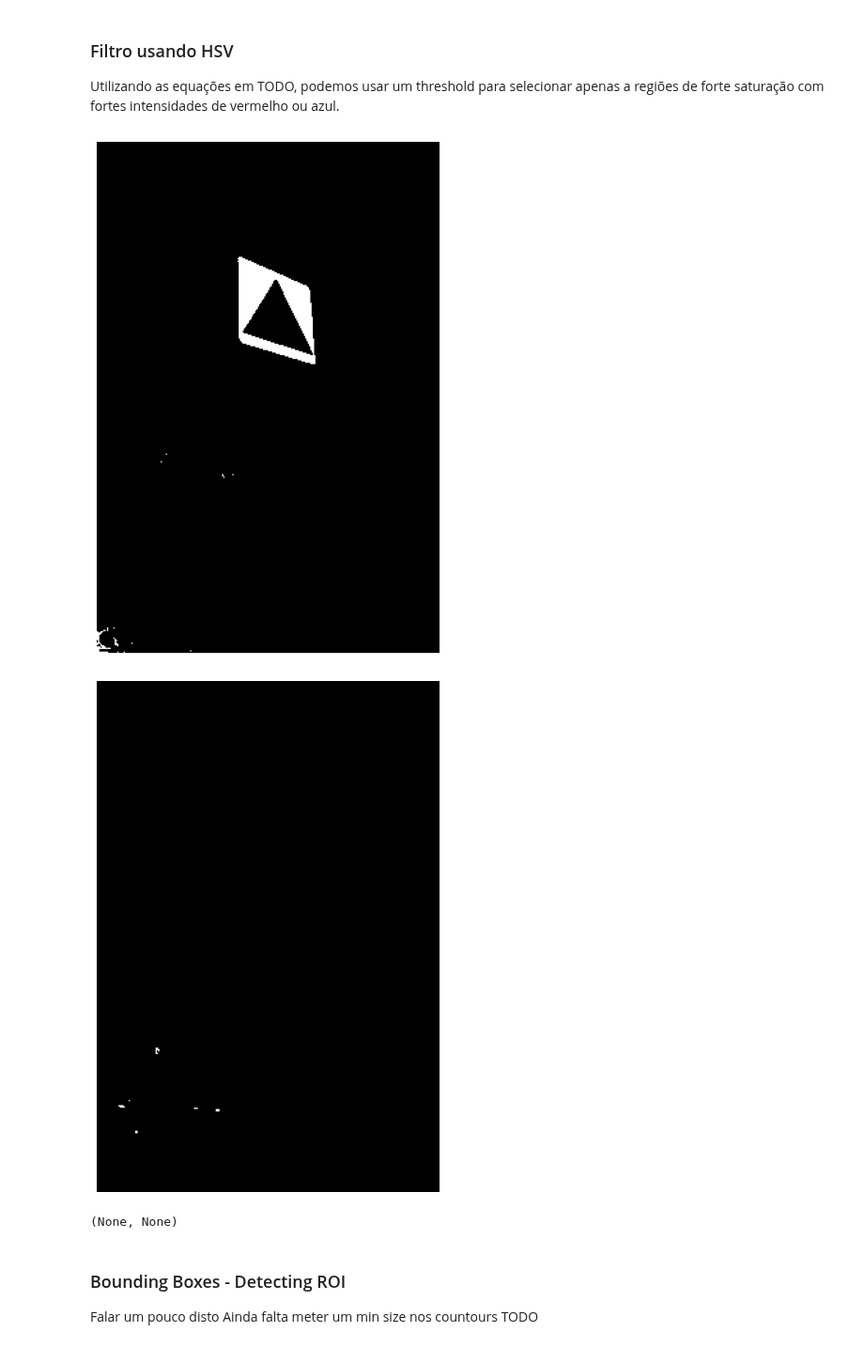
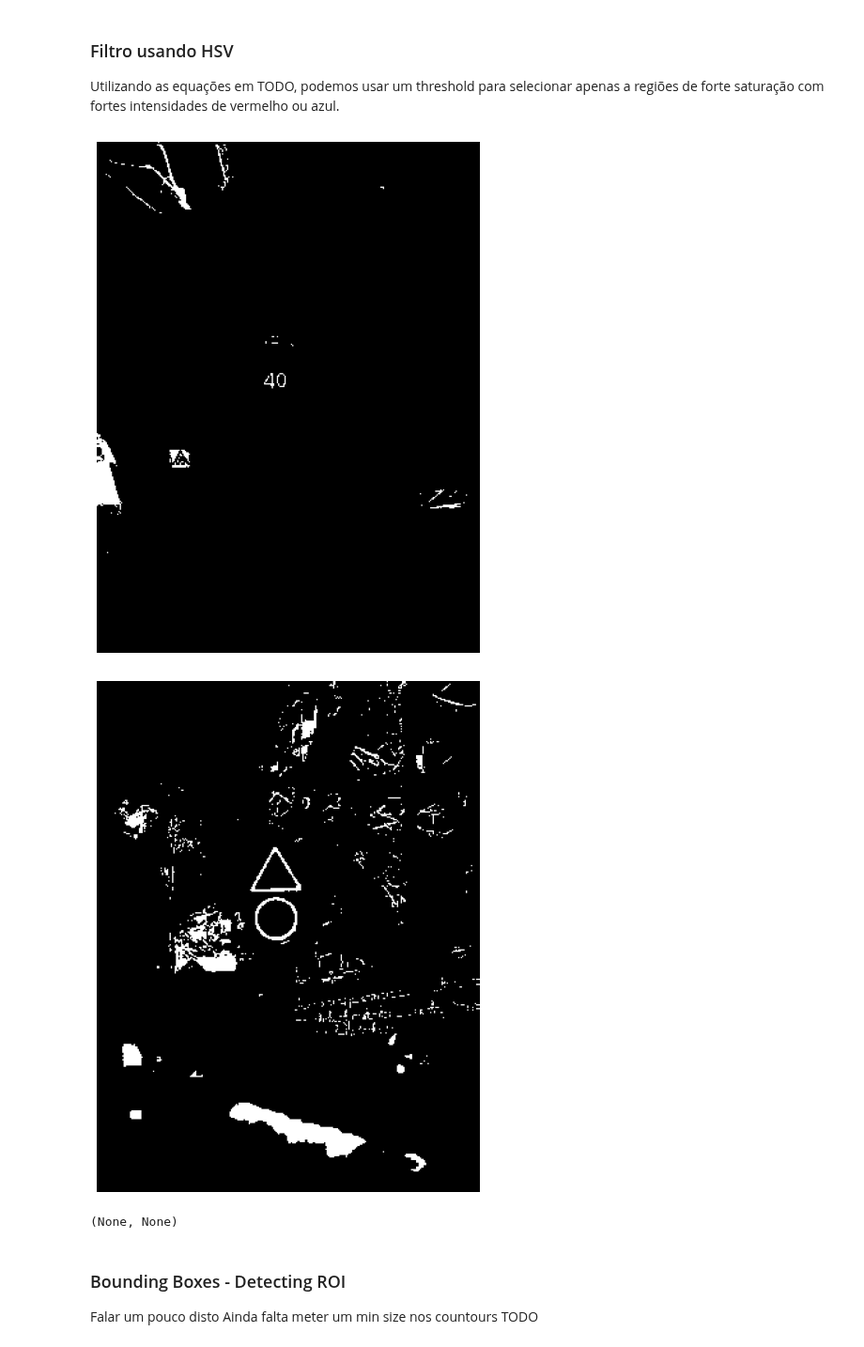
Before and after one commit to joaolucasmartins/VC2022, a Jupyter notebook: notebook.ipynb, the cells around one changed output. Shown at 94% size. Drawn from its saved outputs; the diff is of its cells as text; code cells hidden in the pictures.

```diff
--- a/notebook.ipynb
+++ b/notebook.ipynb
@@ -90,7 +90,7 @@ filterType(["speedlimit"])
 Nesta secção iremos delimitar quais as áreas em que estamos interessados em analisar. Estas regiões correspondem às que contêm os sinais. Para isso iremos usar o colorspace HSV para filtrar as cores de interesse: **azul** e **vermelho**
 # %%
 testImages = {"speedlimit": (7, 19, 20, 70)}
-speedLimitId = filterType(["crosswalk"]).index[4]
+speedLimitId = filterType(["crosswalk"]).index[70]
 speedLimit = importImage(speedLimitId)
 displayImage(speedLimit)
 # %% [output]
@@ -97,0 +98,8 @@ displayImage(speedLimit)
+# %%
+clahe = cv.createCLAHE(clipLimit=2.0, tileGridSize=(8,8))
+hsv = cv.cvtColor(speedLimit, cv.COLOR_BGR2HSV)
+h,s,v = cv.split(hsv)
+s = clahe.apply(s)
+img = cv.merge([h, s, v])
+speedLimit = cv.cvtColor(img, cv.COLOR_HSV2BGR)
+displayImage(speedLimit)
@@ -112,11 +122,11 @@ Utilizando as equações em TODO, podemos usar um threshold para selecionar apen
 # %%
 def splitColor(img):
     def calcScore(B, G, R):
+        DIFF_TH = 50 / 255.0
+        MIN_TH = 70 / 255.0
         R = R / 255.0
         B = B / 255.0
         G = G / 255.0
-        DIFF_TH = 30 / 255.0
-        MIN_TH = 100 / 255.0
         c_max = max(R, G, B)
         c_min = min(R, G, B)
 
@@ -129,35 +139,36 @@ def splitColor(img):
             hd_red = 1 - abs(G - B) / (c_max - c_min)
         else:
             hd_red = 0
 
         if (c_max == 0):
             sd = 0
         else:
             sd = 1 - c_max
 
         hd_blue = 1 if hd_blue * sd > MIN_TH else 0
         hd_red = 1 if hd_red * sd > MIN_TH else 0
         return (hd_blue * 255, hd_red * 255)
 
 
+
     height, width = img.shape[0], img.shape[1]
     blank_image_b = np.zeros((height, width, 1), np.uint8)
     blank_image_r = np.zeros((height, width, 1), np.uint8)
 
     for i in range(height):
         for j in range(width):
             pixel = img[i, j]
             b, r = calcScore(*pixel)
             blank_image_b[i, j] = b
             blank_image_r[i, j] = r
 
     return (blank_image_b, blank_image_r)
 
 b, r = splitColor(segmentedRoadImg)
 displayImage(b), displayImage(r)
 # %% [output]
-[figure, old version]
+[figure, new version]
-[figure, old version]
+[figure, new version]
 (None, None)
 # %% [markdown]
 ### Bounding Boxes - Detecting ROI
```
Also changed, not shown: parts of 9 cells of this notebook, 1 other file.
